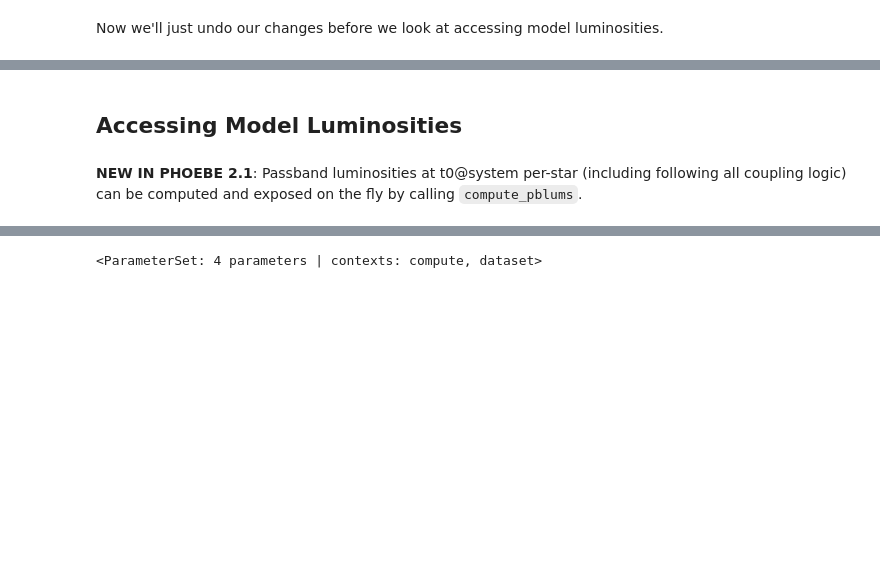
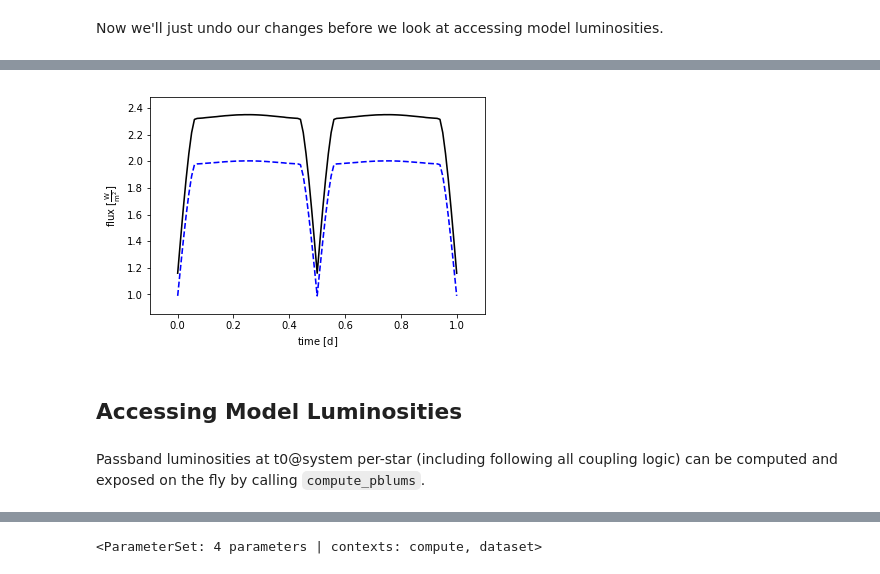
Before and after one commit to phoebe-project/phoebe2-docs, a Jupyter notebook: tutorials/pblum.ipynb, the cells around one changed output, grey strips where cells are left out. Drawn from its saved outputs; the diff is of its cells as text; code cells hidden in the pictures; blank space fills up the shorter version.

```diff
--- a/tutorials/pblum.ipynb
+++ b/tutorials/pblum.ipynb
@@ -199,0 +350,2 @@ b['pblum_ref@secondary'] = 'primary'
+# %%
+b.add_dataset('lc', times=phoebe.linspace(0,1,101), passband='Johnson:B', dataset='lc02')
@@ -199,0 +361,6 @@ b['pblum_ref@secondary'] = 'primary'
+# %%
+b.set_value_all('ld_func', 'logarithmic')
+b.set_value_all('ld_coeffs_source', 'none')
+b.set_value_all('ld_coeffs', [0,0])
+b.set_value_all('atm', 'blackbody')
+b.set_value('irrad_method', 'none')
@@ -199,0 +373,2 @@ b['pblum_ref@secondary'] = 'primary'
+# %%
+b.set_value('pblum_mode', dataset='lc02', value='color coupled')
@@ -199,0 +391,2 @@ b['pblum_ref@secondary'] = 'primary'
+# %%
+b.run_compute()
@@ -200,8 +396,12 @@ b['pblum_ref@secondary'] = 'primary'
+# %%
+afig, mplfig = b.plot(show=True)
+# %% [output]
+[figure, added]
 # %% [markdown]
 Accessing Model Luminosities
 -----------------------------------
 # %% [markdown]
-**NEW IN PHOEBE 2.1**: Passband luminosities at t0@system per-star (including following all coupling logic) can be computed and exposed on the fly by calling `compute_pblums`.
+Passband luminosities at t0@system per-star (including following all coupling logic) can be computed and exposed on the fly by calling `compute_pblums`.
 # %%
 print b.compute_pblums()
 # %% [output]
```
Also changed, not shown: parts of 94 cells of this notebook, 4 other files.
